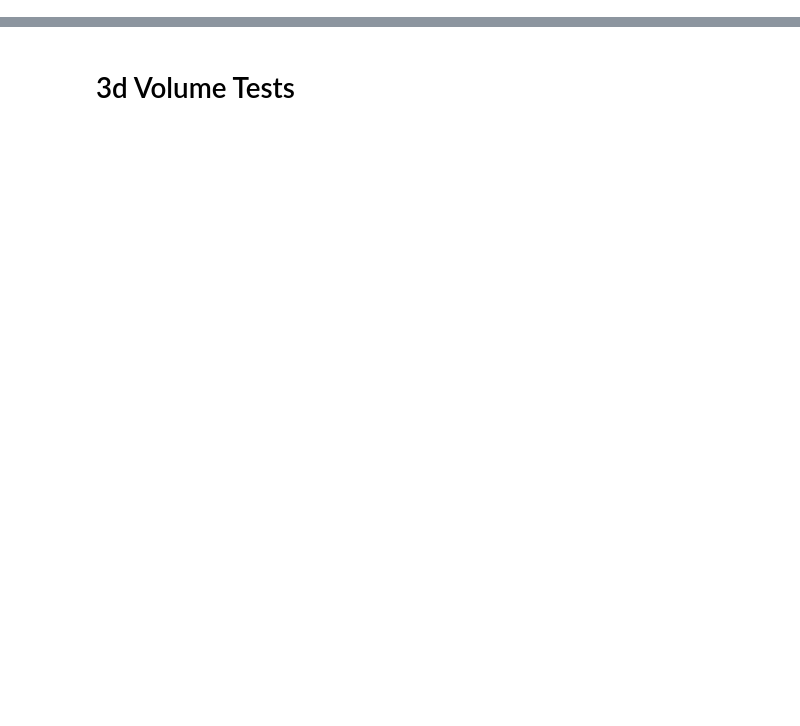
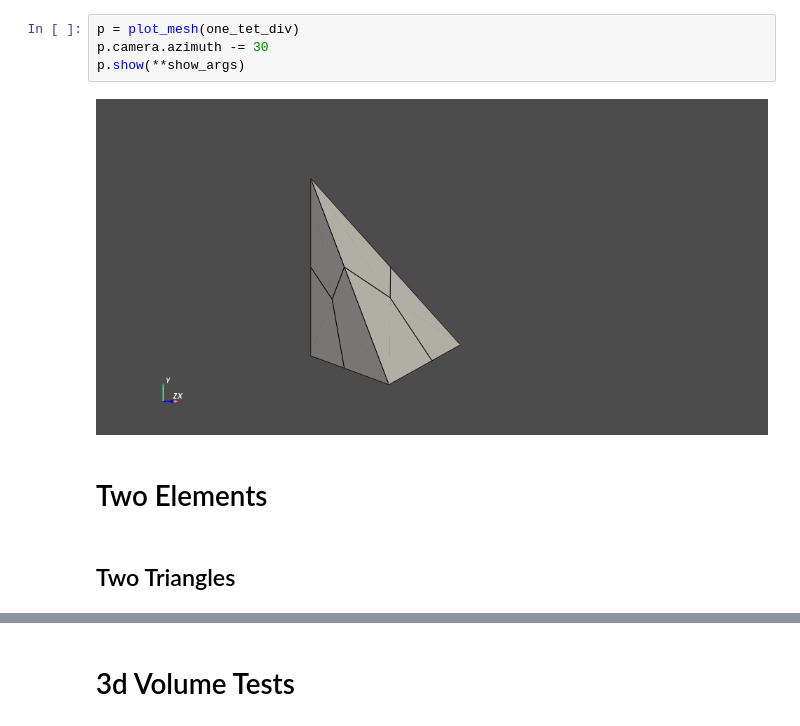
Before and after one commit to mabilton/tetridiv, a Jupyter notebook: examples/test_cases.ipynb, the cells around one changed output, grey strips where cells are left out. Drawn from its saved outputs; the diff is of its cells as text; blank space fills up the shorter version.

```diff
--- a/examples/simple_shapes.ipynb
+++ b/examples/test_cases.ipynb
@@ -34,0 +98,10 @@ show_args = {}
+# %%
+p = plot_mesh(one_tet_div)
+p.camera.azimuth -= 30
+p.show(**show_args)
+# %% [output]
+[figure, added]
+# %% [markdown]
+# Two Elements
+# %% [markdown]
+## Two Triangles
```
Also changed, not shown: parts of 44 cells of this notebook, 23 other files.
